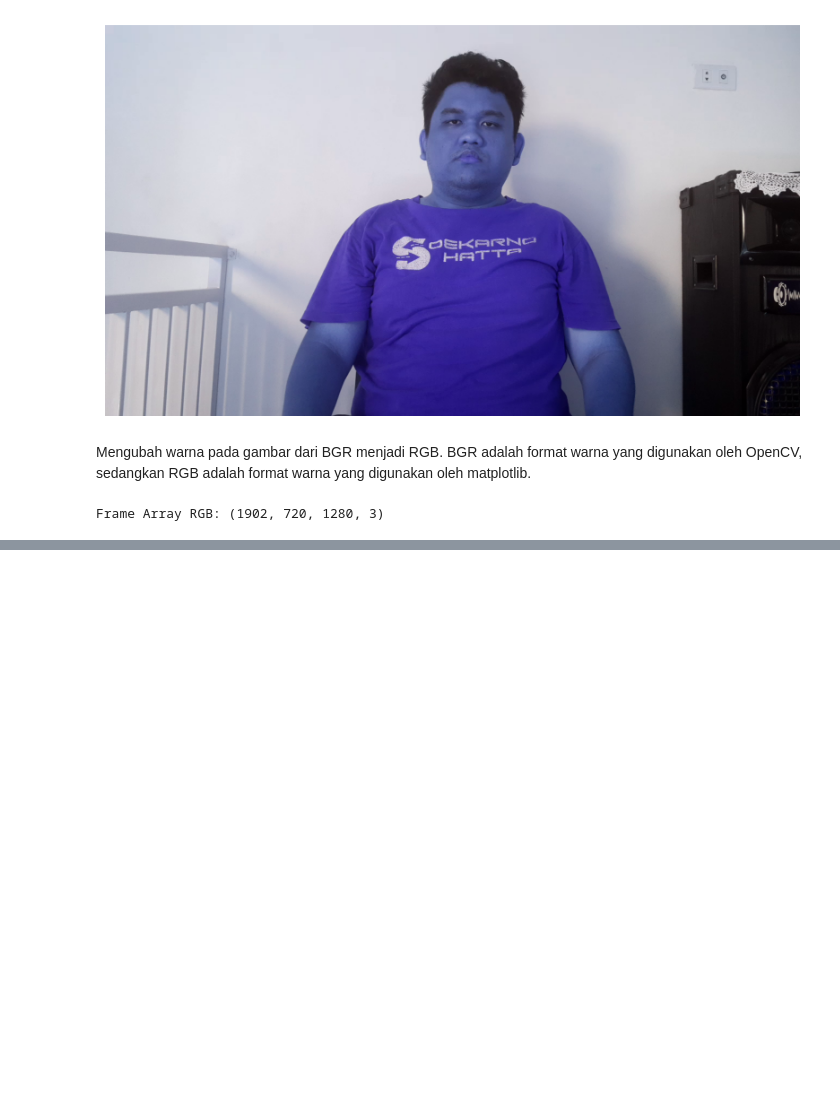
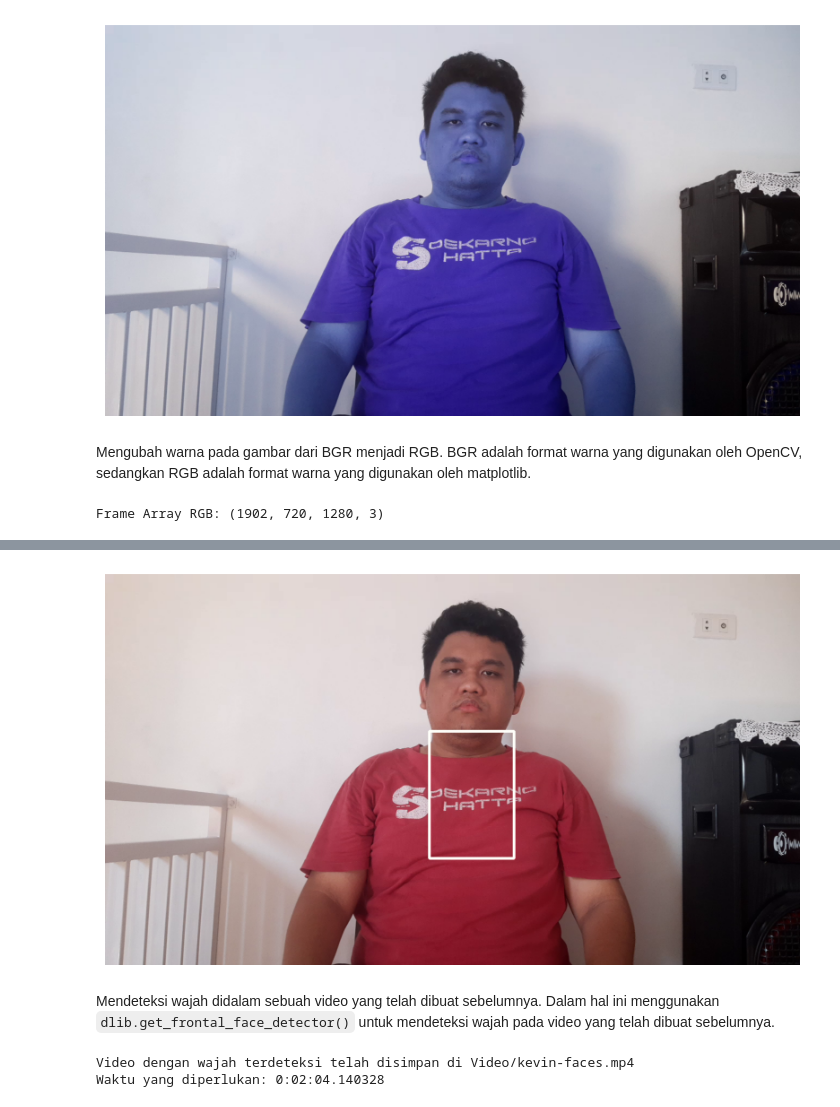
Before and after one commit to kevinsimorangkir21/Digital-Signal-Processing, a Jupyter notebook: 121140150_HO 3.ipynb, the cells around one changed output, grey strips where cells are left out. Saved outputs shown, nothing was run; the diff lists cells and outputs as text; code cells hidden in the pictures; blank space fills up the shorter version.

```diff
--- a/121140150_HO 3.ipynb
+++ b/121140150_HO 3.ipynb
@@ -269,0 +327,69 @@ S
+# %%
+# Mengambil frame pertama
+SingleImage = FrameArrayRGB[0].copy()
+
+# Mendeteksi wajah pada gambar
+Faces = detector(SingleImage, 1)
+
+# Menyesuaikan ROI untuk menyeleksi area bahu hingga dada
+for i, face in enumerate(Faces):
+    x, y, w, h = face.left(), face.top(), face.width(), face.height()
+    x2, y2 = x + w, y + h
+
+    # Menyesuaikan ROI untuk area bahu hingga dada
+    y_bahu = y2
+    h_bahu = int(h * 1.5)  # Menambah tinggi ROI untuk mencakup bahu hingga dada
+    y_bahu2 = y_bahu + h_bahu
+
+    # Menggambar kotak pada area bahu hingga dada
+    cv2.rectangle(SingleImage, (x, y_bahu), (x2, y_bahu2), (255, 255, 250), 3)
+
+plt.figure(figsize=(10, 10))
+plt.imshow(SingleImage)
+plt.axis('off')
+plt.show()
+# %% [output]
+[figure, added]
+# %% [markdown]
+Mendeteksi wajah didalam sebuah video yang telah dibuat sebelumnya. Dalam hal ini menggunakan `dlib.get_frontal_face_detector()` untuk mendeteksi wajah pada video yang telah dibuat sebelumnya.
+# %%
+
+VideoPath = (os.path.join(os.getcwd(), 'Video', 'kevin-rgb.mp4')) #mengambil path dari folder Video/kevin-rgb
+OutputPath = (os.path.join(os.getcwd(), 'Video', 'kevin-faces.mp4')) #mengambil path dari folder Video/kevin-shoulder
+detector = dlib.get_frontal_face_detector() #mendeteksi wajah
+
+Capt = cv2.VideoCapture(VideoPath) #membaca video
+FPS = 30 #frame per detik
+start_time = dt.datetime.now()  # mencatat waktu mulai
+
+frame_width = int(Capt.get(cv2.CAP_PROP_FRAME_WIDTH)) #mengambil lebar frame
+frame_height = int(Capt.get(cv2.CAP_PROP_FRAME_HEIGHT)) #mengambil tinggi frame
+
+fourcc = cv2.VideoWriter_fourcc(*'mp4v') #membuat objek video
+out = cv2.VideoWriter(OutputPath, fourcc, FPS, (frame_width, frame_height)) #membuat objek video
+
+total_frames = FPS * 10 #membaca 10 detik video
+frame_count = 0 #inisialisasi frame
+
+while frame_count < total_frames: #loop
+    ret, frame = Capt.read() #membaca frame
+    if not ret: #jika frame tidak ada
+        break #keluar dari loop
+
+    Faces = detector(frame, 1) #mendeteksi wajah pada frame
+    for i, face in enumerate(Faces):
+        x, y, w, h = face.left(), face.top(), face.width(), face.height()
+        cv2.rectangle(frame, (x, y), (x + w, y + h), (255, 255, 250), 3)
+
+    out.write(frame) #menulis frame ke objek video
+    frame_count += 1 #menambah frame
+    if cv2.waitKey(30) & 0xFF == ord('q'):
+        break
+
+Capt.release() #menutup video
+cv2.destroyAllWindows() #menutup semua jendela
+print('Video dengan wajah terdeteksi telah disimpan di Video/kevin-faces.mp4') #menampilkan pesan
+print('Waktu yang diperlukan:', dt.datetime.now() - start_time) #menampilkan waktu yang diperlukan
+# %% [output]
+Video dengan wajah terdeteksi telah disimpan di Video/kevin-faces.mp4
+Waktu yang diperlukan: 0:02:04.140328
```
Also changed, not shown: parts of 8 cells of this notebook, 5 other files.
